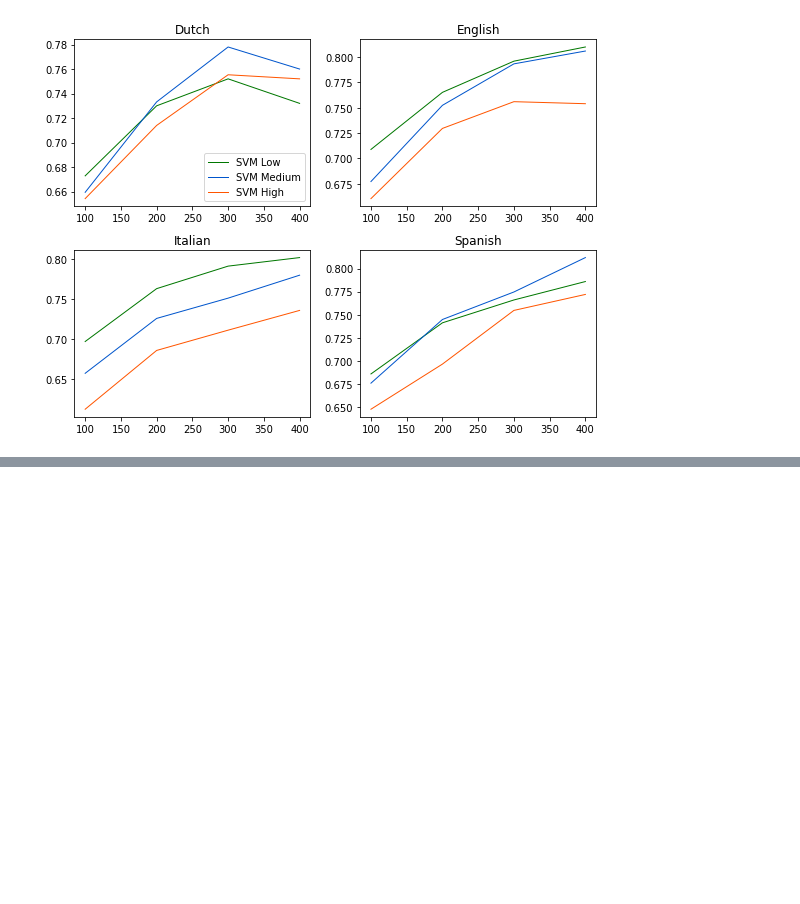
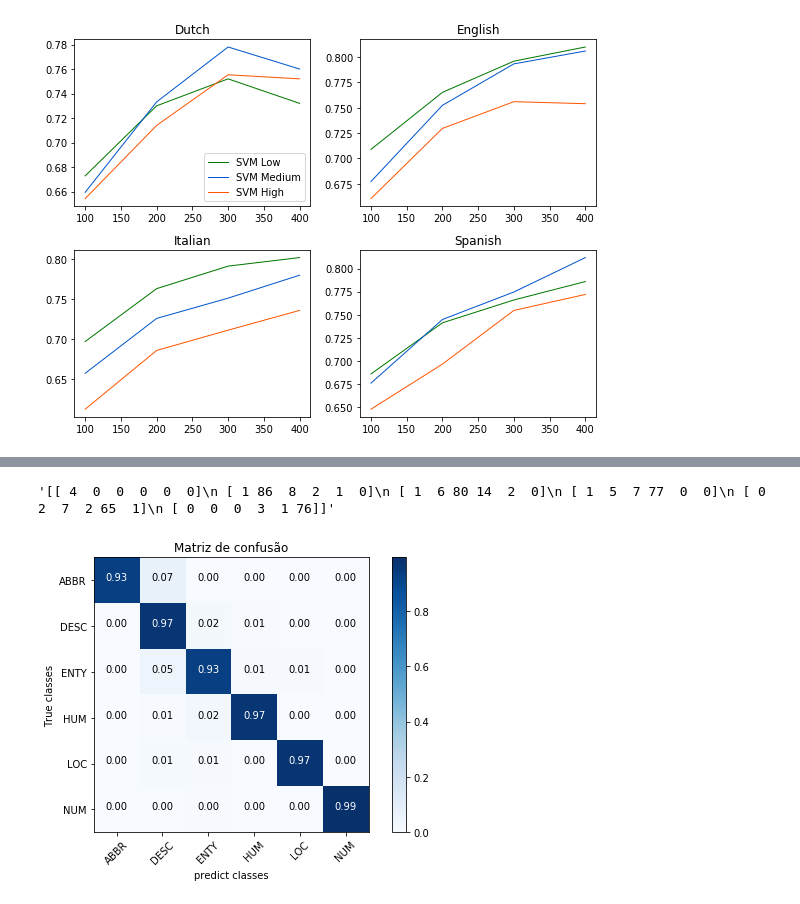
Before and after one commit to eduardogc8/simple-qc, a Jupyter notebook: plots.ipynb, the cells around one changed output, grey strips where cells are left out. Drawn from its saved outputs; the diff is of its cells as text; code cells hidden in the pictures; blank space fills up the shorter version.

```diff
--- a/plots.ipynb
+++ b/plots.ipynb
@@ -878,0 +1000,8 @@ plt.savefig('plt_disequa_svm.eps', dpi=100, format='eps')
+# %%
+df[df['train_size']==5500].confusion.iloc[0]
+# %% [output]
+'[[ 4  0  0  0  0  0]\n [ 1 86  8  2  1  0]\n [ 1  6 80 14  2  0]\n [ 1  5  7 77  0  0]\n [ 0  2  7  2 65  1]\n [ 0  0  0  3  1 76]]'
+# %%
+plot_confusion_matrix(treat_str_confusion(pd.read_csv('results/UIUC_cnn_bert_en.csv')['confusion'][9]), ['ABBR', 'DESC', 'ENTY', 'HUM', 'LOC', 'NUM'])
+# %% [output]
+[figure, added]
```
Also changed, not shown: parts of 13 cells of this notebook, 20 other files.
